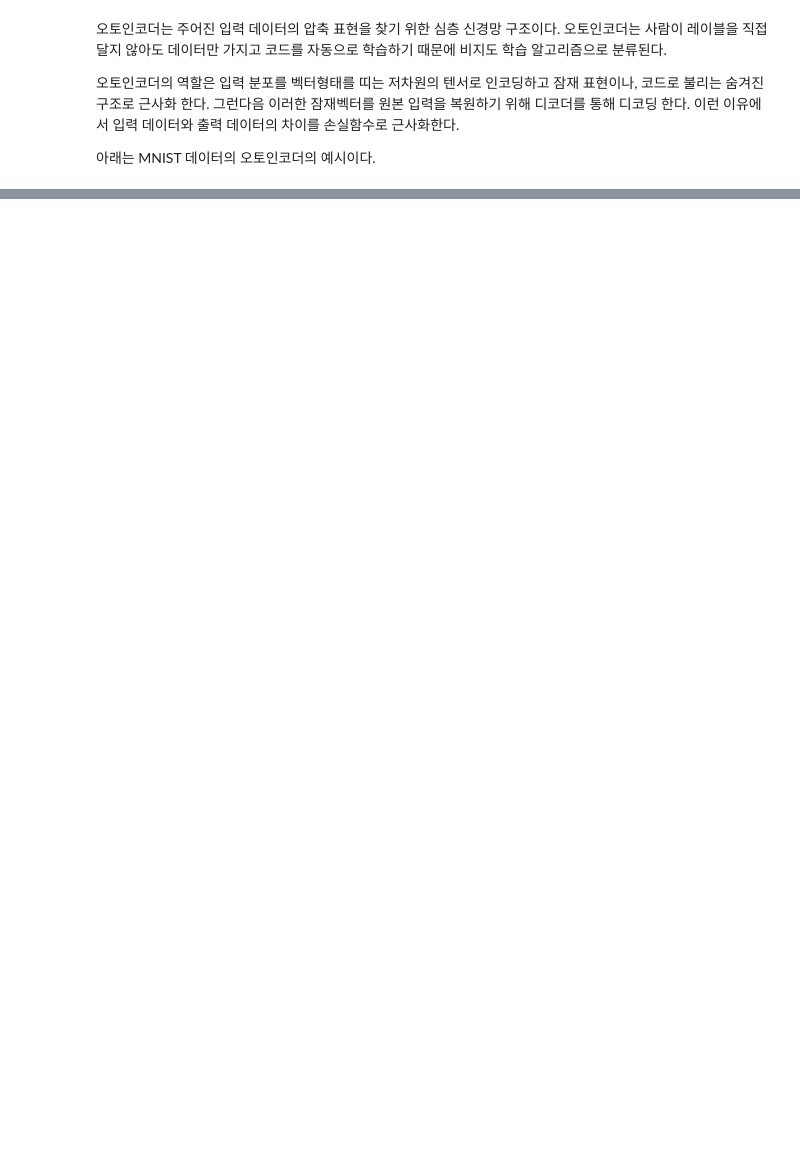
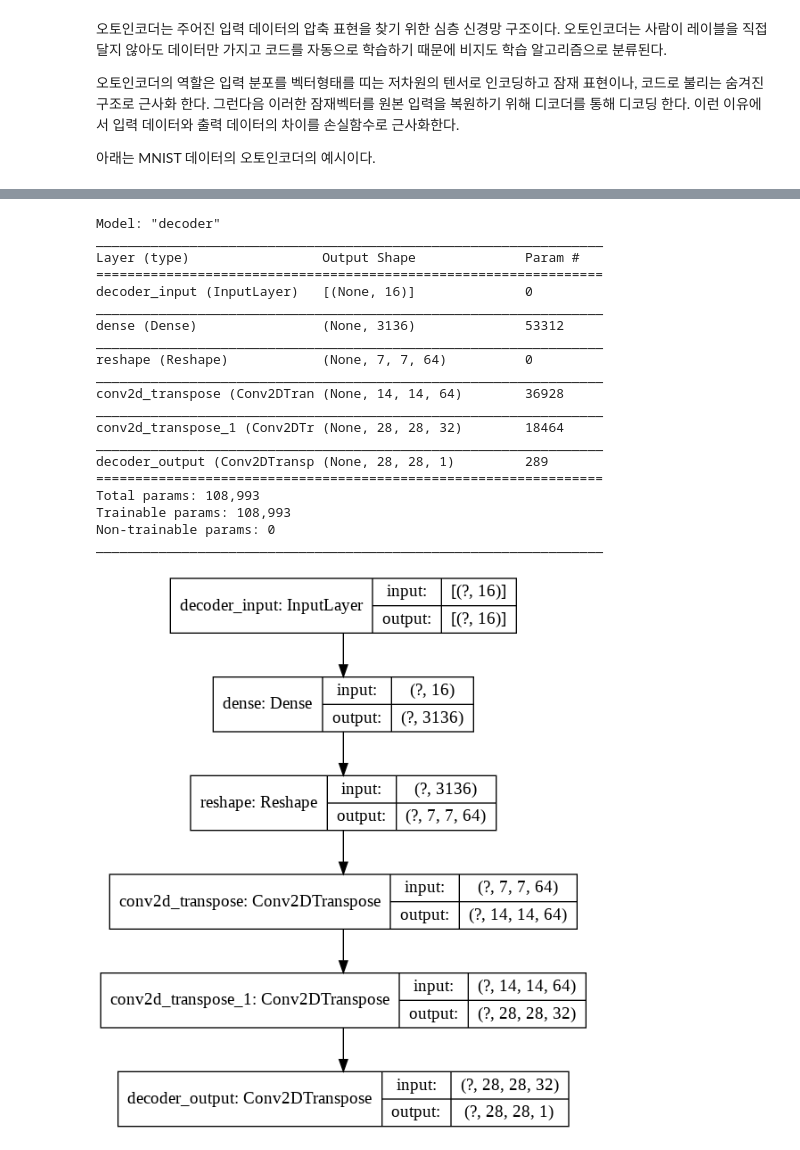
Before and after one commit to hansong0219/Advanced-Deep-learning-Notebooks, a Jupyter notebook: AutoEncoder.ipynb, the cells around one changed output, grey strips where cells are left out. Cells and saved outputs as stored; diff of their text form; code cells hidden in the pictures; blank space fills up the shorter version.

```diff
--- a/AutoEncoder.ipynb
+++ b/AutoEncoder.ipynb
@@ -16,0 +66,3 @@ from keras.layers
+# %%
+# 디코더 input 정보
+shape = K.int_shape(x)
@@ -16,0 +98,48 @@ from keras.layers
+# %%
+# 디코더 구성
+latent_inputs = Input(shape=(latent_dim,), name = 'decoder_input')
+
+x = Dense(shape[1]*shape[2]*shape[3])(latent_inputs)
+# 벡터에서 전치 합성곱에 사용할 적절한 형상으로 변환한다.
+x = Reshape((shape[1],shape[2],shape[3]))(x)
+
+#Conv2DTranspose(64) - Conv2Dtranspose(32) 로 스택
+for filters in layer_filters[::-1]:
+  x = Conv2DTranspose(filters = filters,
+                      kernel_size = kernel_size,
+                      activation='relu',
+                      strides = 2,
+                      padding='same')(x)
+
+#Sigmoid 를 통한 입력의 재구성
+outputs = Conv2DTranspose(filters = 1,
+                          kernel_size= kernel_size,
+                          activation = 'sigmoid',
+                          padding = 'same',
+                          name = 'decoder_output')(x)
+# %%
+decoder = Model(latent_inputs, outputs, name = 'decoder')
+decoder.summary()
+plot_model(decoder, show_shapes=True)
+# %% [output]
+Model: "decoder"
+_________________________________________________________________
+Layer (type)                 Output Shape              Param #
+=================================================================
+decoder_input (InputLayer)   [(None, 16)]              0
+_________________________________________________________________
+dense (Dense)                (None, 3136)              53312
+_________________________________________________________________
+reshape (Reshape)            (None, 7, 7, 64)          0
+_________________________________________________________________
+conv2d_transpose (Conv2DTran (None, 14, 14, 64)        36928
+_________________________________________________________________
+conv2d_transpose_1 (Conv2DTr (None, 28, 28, 32)        18464
+_________________________________________________________________
+decoder_output (Conv2DTransp (None, 28, 28, 1)         289
+=================================================================
+Total params: 108,993
+Trainable params: 108,993
+Non-trainable params: 0
+_________________________________________________________________
+[figure, added]
```
Also changed, not shown: parts of 19 cells of this notebook.
